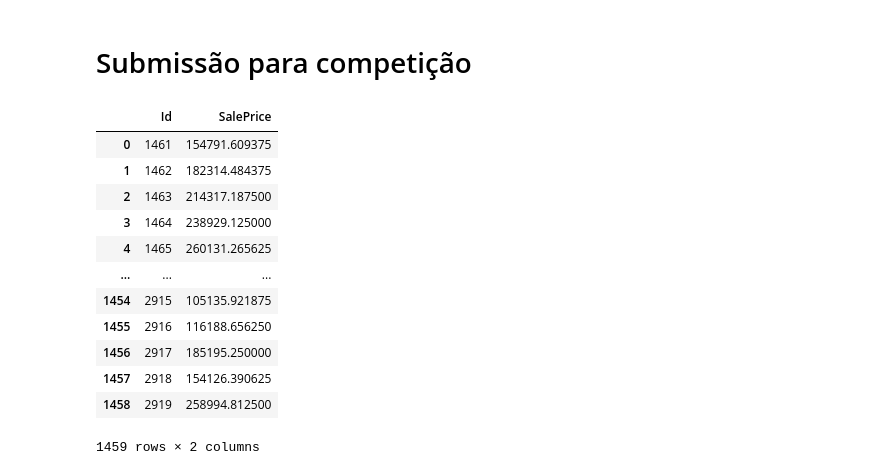
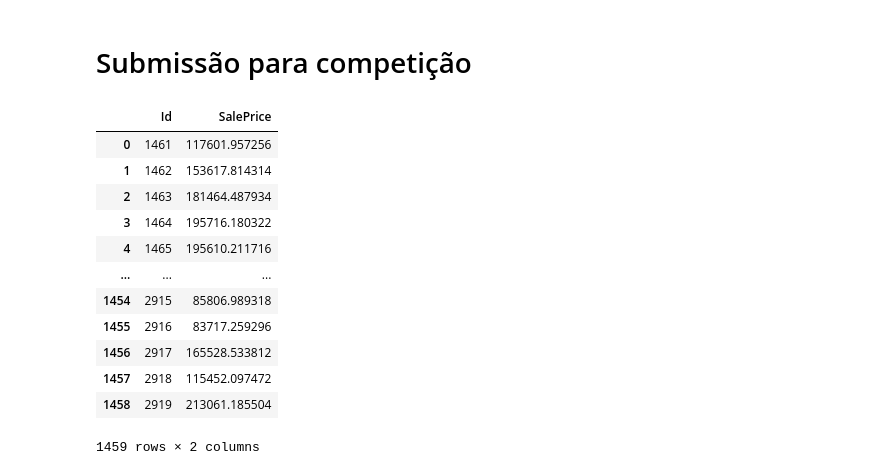
Before and after one commit to DuarteCardoso07/ML_houseprices, a Jupyter notebook: code.ipynb, the cells around one changed output. Saved outputs shown, nothing was run; the diff lists cells and outputs as text; code cells hidden in the pictures.

```diff
--- a/code.ipynb
+++ b/code.ipynb
@@ -64,7 +68,7 @@ memory usage: 924.0+ KB
 # %% [markdown]
 Eliminar Variáveis desnecessárias
 # %%
-df = df.drop(columns=['Id'])
+df = df.drop(columns=['Id','Utilities','GarageYrBlt'])
 # %% [markdown]
 # Análise das variáveis mais importante e remoção de outliers "óbvios"
 # %% [markdown]
@@ -153,7 +157,7 @@ Lidar com Nulls e fazer Encoding
 #                  Functional,FireplaceQu,GarageFinish,GarageQual,GarageCond,PavedDrive,PoolQC
 #                  Fence
 
-columns_to_encode = ['Street', 'Alley', 'LotShape', 'Utilities', 'LandSlope', 'ExterQual', 'ExterCond',
+columns_to_encode = ['Street', 'Alley', 'LotShape', 'LandSlope', 'ExterQual', 'ExterCond',
 'BsmtQual', 'BsmtCond', 'BsmtExposure', 'BsmtFinType1', 'BsmtFinType2', 'HeatingQC',
 'CentralAir', 'KitchenQual', 'Functional', 'FireplaceQu', 'GarageFinish',
 'GarageQual', 'GarageCond', 'PavedDrive', 'PoolQC', 'Fence']
@@ -161,7 +165,6 @@ columns_to_encode = ['Street', 'Alley', 'LotShape', 'Utilities', 'LandSlope', 'E
 categories_list = [['Grvl', 'Pave'],
                    ['Grvl', 'Pave'],
                    ['IR3', 'IR2', 'IR1', 'Reg'],
-                   ['ELO', 'NoSeWa', 'NoSewr', 'AllPub'],
                    ['Sev', 'Mod', 'Gtl'],
                    ['Po', 'Fa', 'TA', 'Gd', 'Ex'],
                    ['Po', 'Fa', 'TA', 'Gd', 'Ex'],
@@ -250,7 +253,3 @@ Data columns (total 80 columns):
  79  SalePrice      1458 non-null   float64
 dtypes: float64(24), int64(56)
 memory usage: 911.4 KB
-# %%
-df['LotFrontage'].fillna(value=0,inplace=True)
-df.dropna(inplace=True)
-print(df.info())
@@ -280,0 +258,6 @@ For example, when doing 'df[col].method(value, inplace=True)', try using 'df.met
+# %%
+#Substituir pela média do bairro
+df['LotFrontage'] = df.groupby('Neighborhood')['LotFrontage'].transform(lambda x: x.fillna(x.median()))
+#Esta coluna tem praticamente 0 variação e não irá contribuir muito para o modelo / Alta correlação com ano de construção e dificil lidar com Nulls
+df = df.dropna()
+print(df.info())
@@ -516,10 +550,10 @@ print(KFold_metrics(df_without_outlier,pipeline3,10,root_mean_squared_error))
 # %%
 df_test = pd.read_csv("C:\\Users\\catar\\Desktop\\Projetos AI\\ML_houseprices\\test.csv")
 Ids = df_test['Id']
-df_test.drop(columns=['Id'],inplace=True)
+df_test = df_test.drop(columns=['Id','Utilities','GarageYrBlt'])
 
 #Ordinal encoding
-columns_to_encode = ['Street', 'Alley', 'LotShape', 'Utilities', 'LandSlope', 'ExterQual', 'ExterCond',
+columns_to_encode = ['Street', 'Alley', 'LotShape', 'LandSlope', 'ExterQual', 'ExterCond',
 'BsmtQual', 'BsmtCond', 'BsmtExposure', 'BsmtFinType1', 'BsmtFinType2', 'HeatingQC',
 'CentralAir', 'KitchenQual', 'Functional', 'FireplaceQu', 'GarageFinish',
 'GarageQual', 'GarageCond', 'PavedDrive', 'PoolQC', 'Fence']
@@ -527,7 +561,6 @@ columns_to_encode = ['Street', 'Alley', 'LotShape', 'Utilities', 'LandSlope', 'E
 categories_list = [['Grvl', 'Pave'],
                    ['Grvl', 'Pave'],
                    ['IR3', 'IR2', 'IR1', 'Reg'],
-                   ['ELO', 'NoSeWa', 'NoSewr', 'AllPub'],
                    ['Sev', 'Mod', 'Gtl'],
                    ['Po', 'Fa', 'TA', 'Gd', 'Ex'],
                    ['Po', 'Fa', 'TA', 'Gd', 'Ex'],
@@ -558,47 +591,68 @@ df_test[columns_to_encode] = ordinal_encoder.fit_transform(df_test[columns_to_en
 
 #Target encoding (usando os valores globais para treino)
 columns_to_encode = ['MSZoning', 'LandContour', 'LotConfig', 'Neighborhood', 'Condition1', 'Condition2',
            'BldgType', 'HouseStyle', 'RoofStyle', 'RoofMatl', 'Exterior1st', 'Exterior2nd',
            'MasVnrType', 'Foundation', 'Heating', 'Electrical', 'GarageType', 'MiscFeature',
            'SaleType', 'SaleCondition']
-
+df_test['SaleType'] = df_test['SaleType'].fillna('Oth')
 i = 0
 for col in columns_to_encode:
     df_test[col] = df_test[col].fillna('Missing')
     valores_globais = medias_groupby_col[i]
     df_test[col] = df_test[col].map(valores_globais)
     df_test[col] = df_test[col].astype(np.float64)
     i+=1
 
 df_test['TotalArea']= df_test['TotalBsmtSF']+ df_test['1stFlrSF'] + df_test['2ndFlrSF']
 df_test.insert(2, 'TotalArea', df_test.pop('TotalArea'))
 
+
+#Preencher valores NULL
+#Sub pela média do bairro
+df_test['LotFrontage'] = df_test.groupby('Neighborhood')['LotFrontage'].transform(lambda x: x.fillna(x.median()))
+df_test['MSZoning'] = df_test.groupby('Neighborhood')['MSZoning'].transform(lambda x: x.fillna(x.median()))
+df_test['Exterior1st'] = df_test.groupby('Neighborhood')['Exterior1st'].transform(lambda x: x.fillna(x.median()))
+df_test['Exterior2nd'] = df_test.groupby('Neighborhood')['Exterior2nd'].transform(lambda x: x.fillna(x.median()))
+
+#Sub para valores em que n existe garagem
+basement_columns = ['BsmtFinSF1', 'BsmtFinSF2', 'BsmtUnfSF', 'TotalBsmtSF', 'BsmtFullBath', 'BsmtHalfBath','GarageCars','GarageArea']
+df_test['TotalArea']= df_test['TotalArea'].fillna(df_test['1stFlrSF'] + df_test['2ndFlrSF'])
+df_test[basement_columns] = df_test[basement_columns].fillna(0)
+
+#Finalizar
+
+df_test['MasVnrArea'] = df_test['MasVnrArea'].fillna(0)
+
+#Tranformação de valores
+for feature in skew_feature_transform:
+    df_test[feature] = boxcox1p(df_test[feature],lamb)
+
 #Treino e prediction
 x = np.array(df.drop(columns=['SalePrice']))
 y = np.array(df['SalePrice'])
-pipeline3.fit(x,y)
-predict = pipeline3.predict(np.array(df_test))
+pipeline_ensemble.fit(x,y)
+
+predict = pipeline_ensemble.predict(np.array(df_test))
 predict = np.expm1(predict)
 output = {
     'Id': Ids,
     'SalePrice': predict
 }
 df_output = pd.DataFrame(output)
 df_output.to_csv('my_submission.csv', index=False)
 df_output
-
-#Melhorar feature engineering
+#
 # %% [output]
 |  | Id | SalePrice |
-| 0 | 1461 | 154791.609375 |
-| 1 | 1462 | 182314.484375 |
-| 2 | 1463 | 214317.187500 |
-| 3 | 1464 | 238929.125000 |
-| 4 | 1465 | 260131.265625 |
+| 0 | 1461 | 117601.957256 |
+| 1 | 1462 | 153617.814314 |
+| 2 | 1463 | 181464.487934 |
+| 3 | 1464 | 195716.180322 |
+| 4 | 1465 | 195610.211716 |
 | ... | ... | ... |
-| 1454 | 2915 | 105135.921875 |
-| 1455 | 2916 | 116188.656250 |
-| 1456 | 2917 | 185195.250000 |
-| 1457 | 2918 | 154126.390625 |
-| 1458 | 2919 | 258994.812500 |
+| 1454 | 2915 | 85806.989318 |
+| 1455 | 2916 | 83717.259296 |
+| 1456 | 2917 | 165528.533812 |
+| 1457 | 2918 | 115452.097472 |
+| 1458 | 2919 | 213061.185504 |
 1459 rows × 2 columns
```
Also changed, not shown: parts of 12 cells of this notebook, 1 other file.
